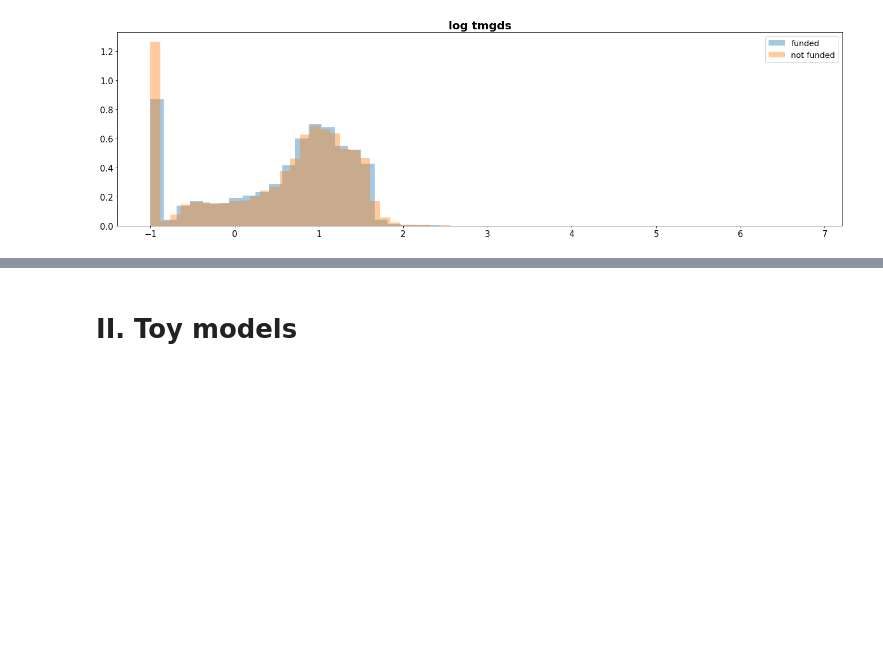
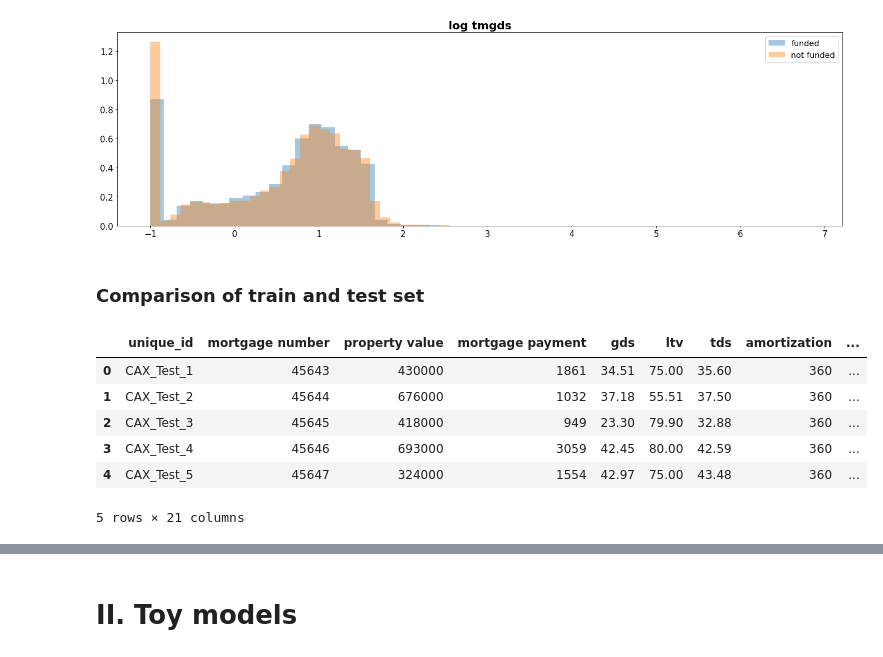
Before and after one commit to Durzot/DA_crowd_analytix, a Jupyter notebook: mortgage/notebook/Mortgage.ipynb, the cells around one changed output, grey strips where cells are left out. Cells and saved outputs as stored; diff of their text form; code cells hidden in the pictures; blank space fills up the shorter version.

```diff
--- a/mortgage/notebook/Mortgage.ipynb
+++ b/mortgage/notebook/Mortgage.ipynb
@@ -434,3 +434,15 @@ plt.show(fig)
 variable tmgds and funded mask has 12 neg values
 variable tmgds and not funded mask has 5 neg values
 [figure]
+# %% [markdown]
+### Comparison of train and test set
+# %%
+data_test.head()
+# %% [output]
+|  | unique_id | mortgage number | property value | mortgage payment | gds | ltv | tds | amortization | ... |
+| 0 | CAX_Test_1 | 45643 | 430000 | 1861 | 34.51 | 75.00 | 35.60 | 360 | ... |
+| 1 | CAX_Test_2 | 45644 | 676000 | 1032 | 37.18 | 55.51 | 37.50 | 360 | ... |
+| 2 | CAX_Test_3 | 45645 | 418000 | 949 | 23.30 | 79.90 | 32.88 | 360 | ... |
+| 3 | CAX_Test_4 | 45646 | 693000 | 3059 | 42.45 | 80.00 | 42.59 | 360 | ... |
+| 4 | CAX_Test_5 | 45647 | 324000 | 1554 | 42.97 | 75.00 | 43.48 | 360 | ... |
+5 rows × 21 columns
```
Also changed, not shown: parts of 1 cell of this notebook, 25 other files.
